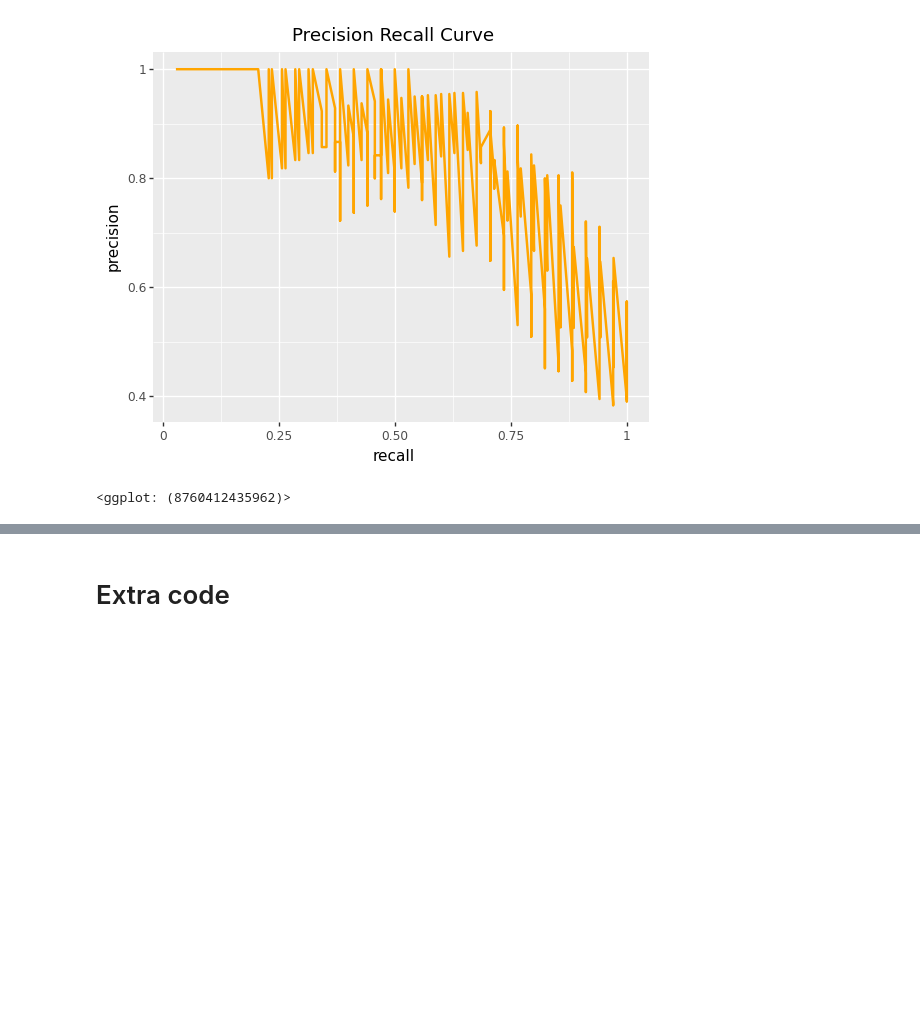
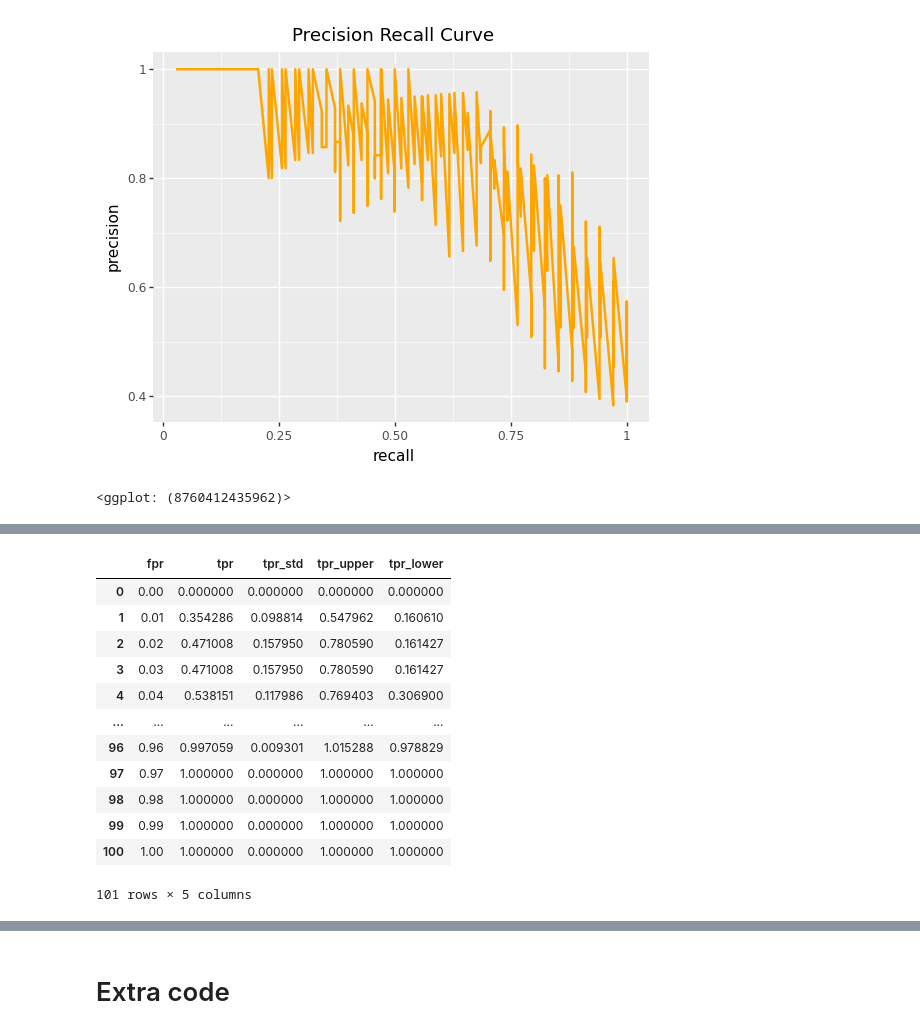
Before and after one commit to sid-basu/ml-exploration, a Jupyter notebook: kaggle-titanic/refinement_1.ipynb, the cells around one changed output, grey strips where cells are left out. Saved outputs shown, nothing was run; the diff lists cells and outputs as text; code cells hidden in the pictures; blank space fills up the shorter version.

```diff
--- a/kaggle-titanic/refinement_1.ipynb
+++ b/kaggle-titanic/refinement_1.ipynb
@@ -744 +734,27 @@ df_roc_mean
+# %%
+df_roc_mean = (
+    df_roc_curve_interp
+    .groupby('fpr')
+    .agg(tpr = ('tpr', 'mean'),
+         tpr_std = ('tpr', 'std'))
+    .reset_index()
+    .assign(tpr_upper = lambda x: x.tpr + 1.96 * x.tpr_std,
+            tpr_lower = lambda x: x.tpr - 1.96 * x.tpr_std)
+)
+
+df_roc_mean
+# %% [output]
+|  | fpr | tpr | tpr_std | tpr_upper | tpr_lower |
+| 0 | 0.00 | 0.000000 | 0.000000 | 0.000000 | 0.000000 |
+| 1 | 0.01 | 0.354286 | 0.098814 | 0.547962 | 0.160610 |
+| 2 | 0.02 | 0.471008 | 0.157950 | 0.780590 | 0.161427 |
+| 3 | 0.03 | 0.471008 | 0.157950 | 0.780590 | 0.161427 |
+| 4 | 0.04 | 0.538151 | 0.117986 | 0.769403 | 0.306900 |
+| ... | ... | ... | ... | ... | ... |
+| 96 | 0.96 | 0.997059 | 0.009301 | 1.015288 | 0.978829 |
+| 97 | 0.97 | 1.000000 | 0.000000 | 1.000000 | 1.000000 |
+| 98 | 0.98 | 1.000000 | 0.000000 | 1.000000 | 1.000000 |
+| 99 | 0.99 | 1.000000 | 0.000000 | 1.000000 | 1.000000 |
+| 100 | 1.00 | 1.000000 | 0.000000 | 1.000000 | 1.000000 |
+101 rows × 5 columns
 # %%
```
Also changed, not shown: parts of 5 cells of this notebook.
